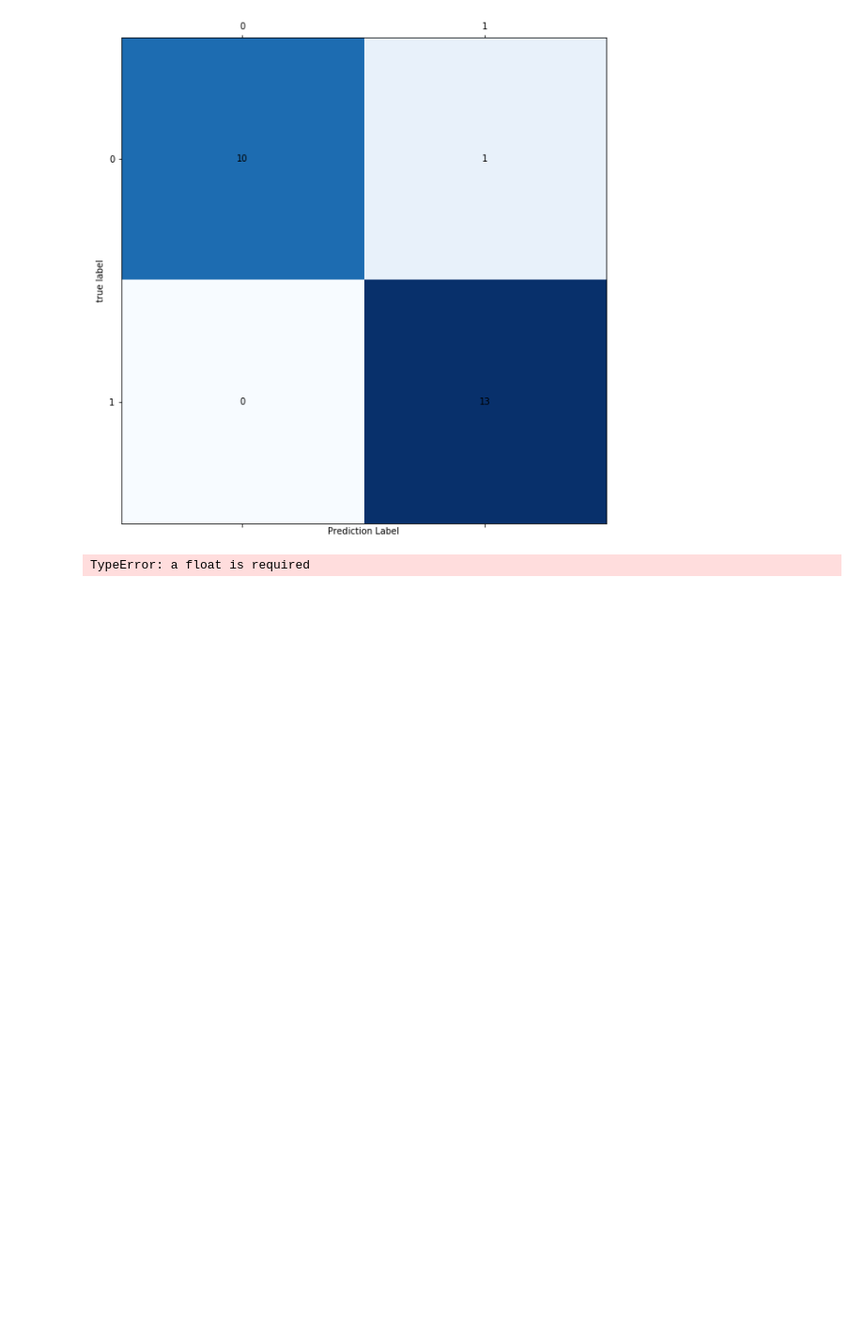
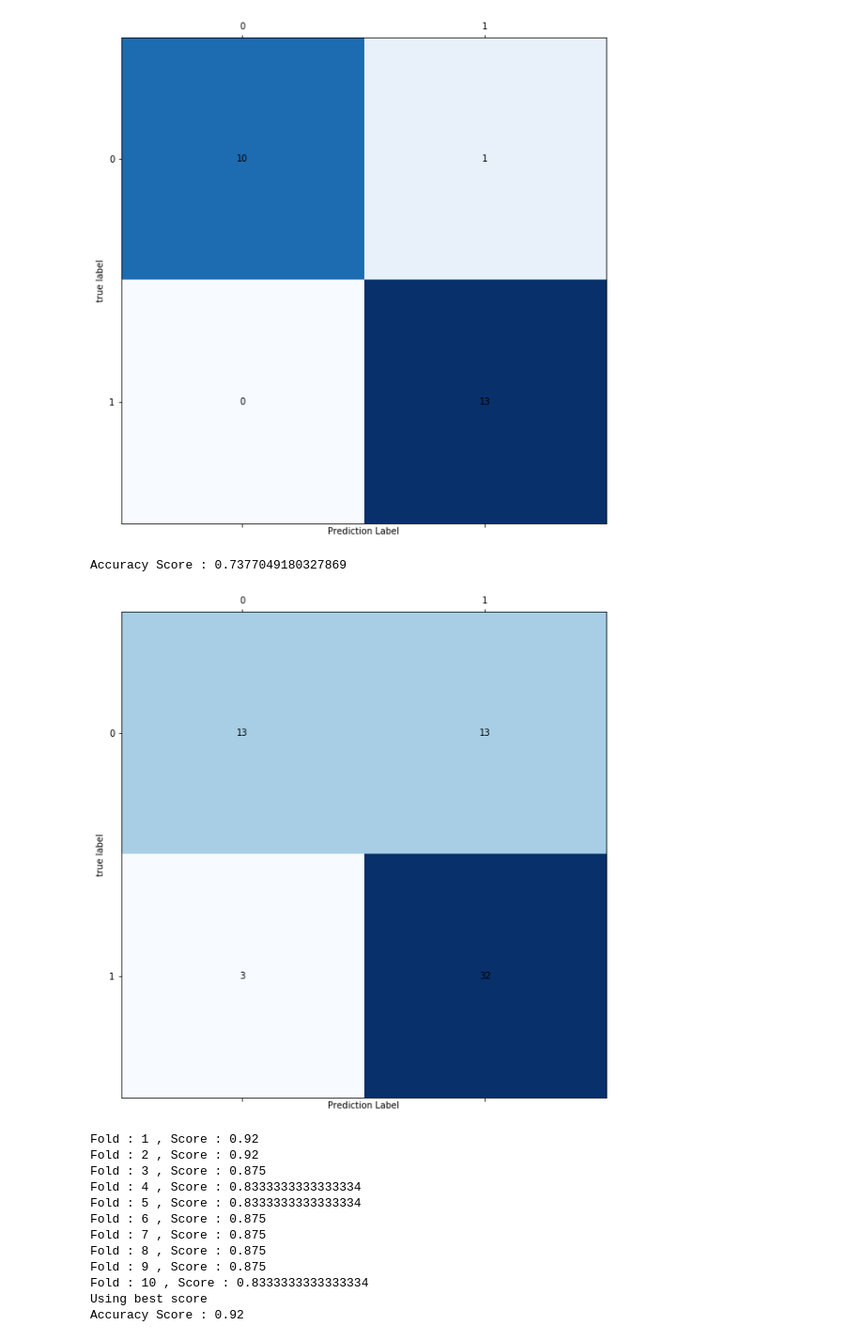
Before and after one commit to MusaTamzid05/ThesisModels, a Jupyter notebook: heat-attack-prediction/Prototype-4(Data_Spliting).ipynb, the cells around one changed output. Shown at 94% size. Cells and saved outputs as stored; diff of their text form; code cells hidden in the pictures; blank space fills up the shorter version.

```diff
--- a/heat-attack-prediction/Prototype-4(Data_Spliting).ipynb
+++ b/heat-attack-prediction/Prototype-4(Data_Spliting).ipynb
@@ -342,12 +342,24 @@ for y in strat_train_y:
     temp_train_y.append(float(y))
 # %%
 from sklearn.naive_bayes import GaussianNB
-support_vector_machine  = svm.SVC(gamma='scale')
-
-support_vector_machine.fit(strat_train_X_std_lda, strat_train_y)
+clf = GaussianNB()
+clf.fit(strat_train_X_std_lda, strat_train_y)
 
 
-show_classifier_result(support_vector_machine , strat_test_X_std_lda , strat_test_y)
-test_stratified_fold(support_vector_machine  , strat_train_X_std_lda , strat_train_y , 10)
+show_classifier_result(clf , strat_test_X_std_lda , strat_test_y)
+test_stratified_fold(clf  , strat_train_X_std_lda , strat_train_y , 10)
 # %% [output]
-TypeError: a float is required
+Accuracy Score : 0.7377049180327869
+[figure, added]
+Fold : 1 , Score : 0.92
+Fold : 2 , Score : 0.92
+Fold : 3 , Score : 0.875
+Fold : 4 , Score : 0.8333333333333334
+Fold : 5 , Score : 0.8333333333333334
+Fold : 6 , Score : 0.875
+Fold : 7 , Score : 0.875
+Fold : 8 , Score : 0.875
+Fold : 9 , Score : 0.875
+Fold : 10 , Score : 0.8333333333333334
+Using best score
+Accuracy Score : 0.92
```
Also changed, not shown: parts of 1 cell of this notebook, 3 other files.
